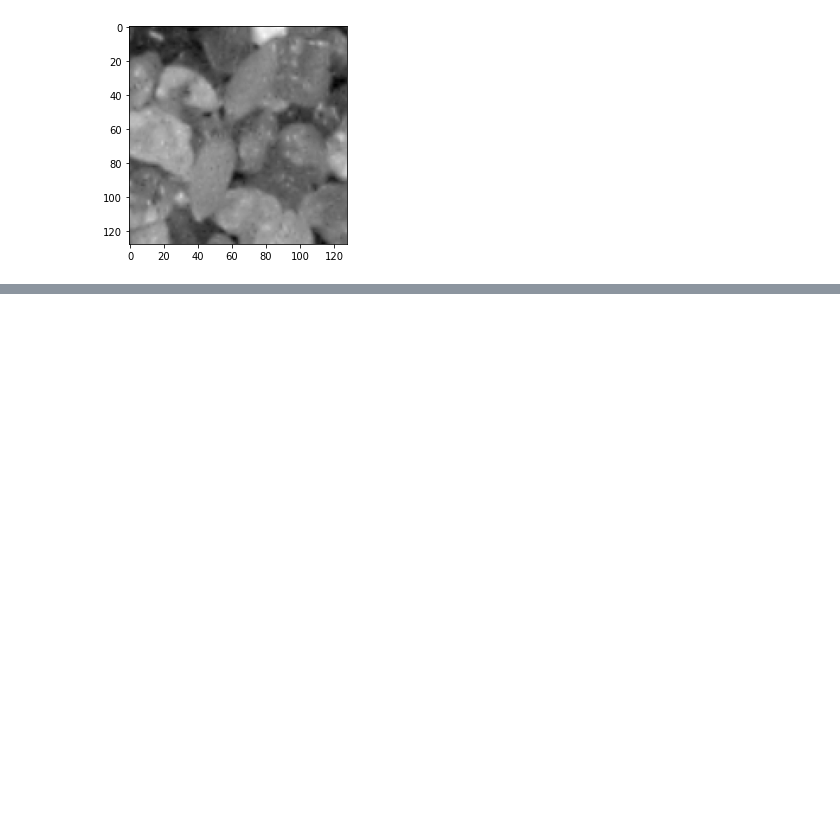
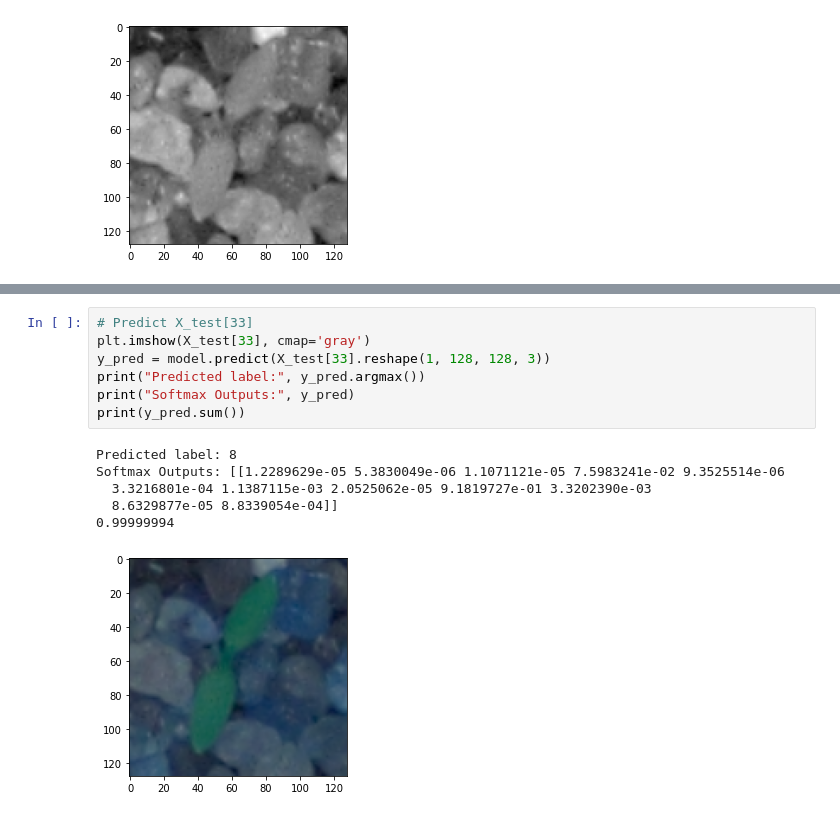
Before and after one commit to mohansameer1983/Plant-Seedlings-Image-Classification-CNN, a Jupyter notebook: Plant_Seedlings_Image_Classification_CNN.ipynb, the cells around one changed output, grey strips where cells are left out. Drawn from its saved outputs; the diff is of its cells as text; blank space fills up the shorter version.

```diff
--- a/Plant_Seedlings_Image_Classification_CNN.ipynb
+++ b/Plant_Seedlings_Image_Classification_CNN.ipynb
@@ -388,0 +525,14 @@ Predicted label: 6
+# %%
+# Predict X_test[33]
+plt.imshow(X_test[33], cmap='gray')
+y_pred = model.predict(X_test[33].reshape(1, 128, 128, 3))
+print("Predicted label:", y_pred.argmax())
+print("Softmax Outputs:", y_pred)
+print(y_pred.sum())
+# %% [output]
+Predicted label: 8
+Softmax Outputs: [[1.2289629e-05 5.3830049e-06 1.1071121e-05 7.5983241e-02 9.3525514e-06
+  3.3216801e-04 1.1387115e-03 2.0525062e-05 9.1819727e-01 3.3202390e-03
+  8.6329877e-05 8.8339054e-04]]
+0.99999994
+[figure, added]
```
Also changed, not shown: parts of 35 cells of this notebook.
